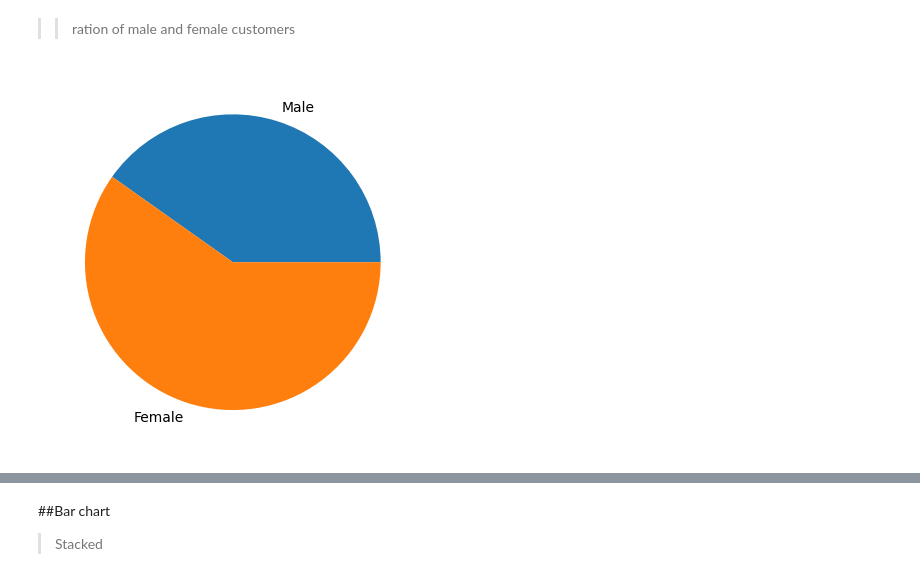
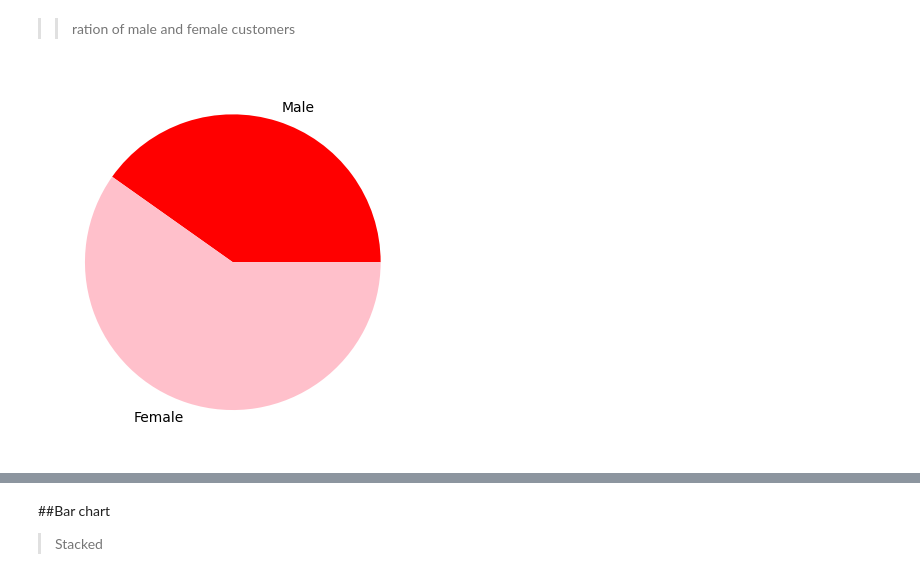
Before and after one commit to Thewaiii/BSC_DPDM23, a Jupyter notebook: Understanding_Data.ipynb, the cells around one changed output, grey strips where cells are left out. Drawn from its saved outputs; the diff is of its cells as text; code cells hidden in the pictures.

```diff
--- a/Understanding_Data.ipynb
+++ b/Understanding_Data.ipynb
@@ -210,6 +233,6 @@ len(bpreturn['fliers'][0].get_ydata())
 # %%
 males = len(shopping_data[shopping_data['gender']=='Male'])
 females = len(shopping_data[shopping_data['gender']=='Female'])
-plt.pie([males,females],labels = ['Male','Female']);
+plt.pie([males,females],labels = ['Male','Female'],colors=['red', 'pink']);
 # %% [output]
-[figure, old version]
+[figure, new version]
```
Also changed, not shown: parts of 6 cells of this notebook.
